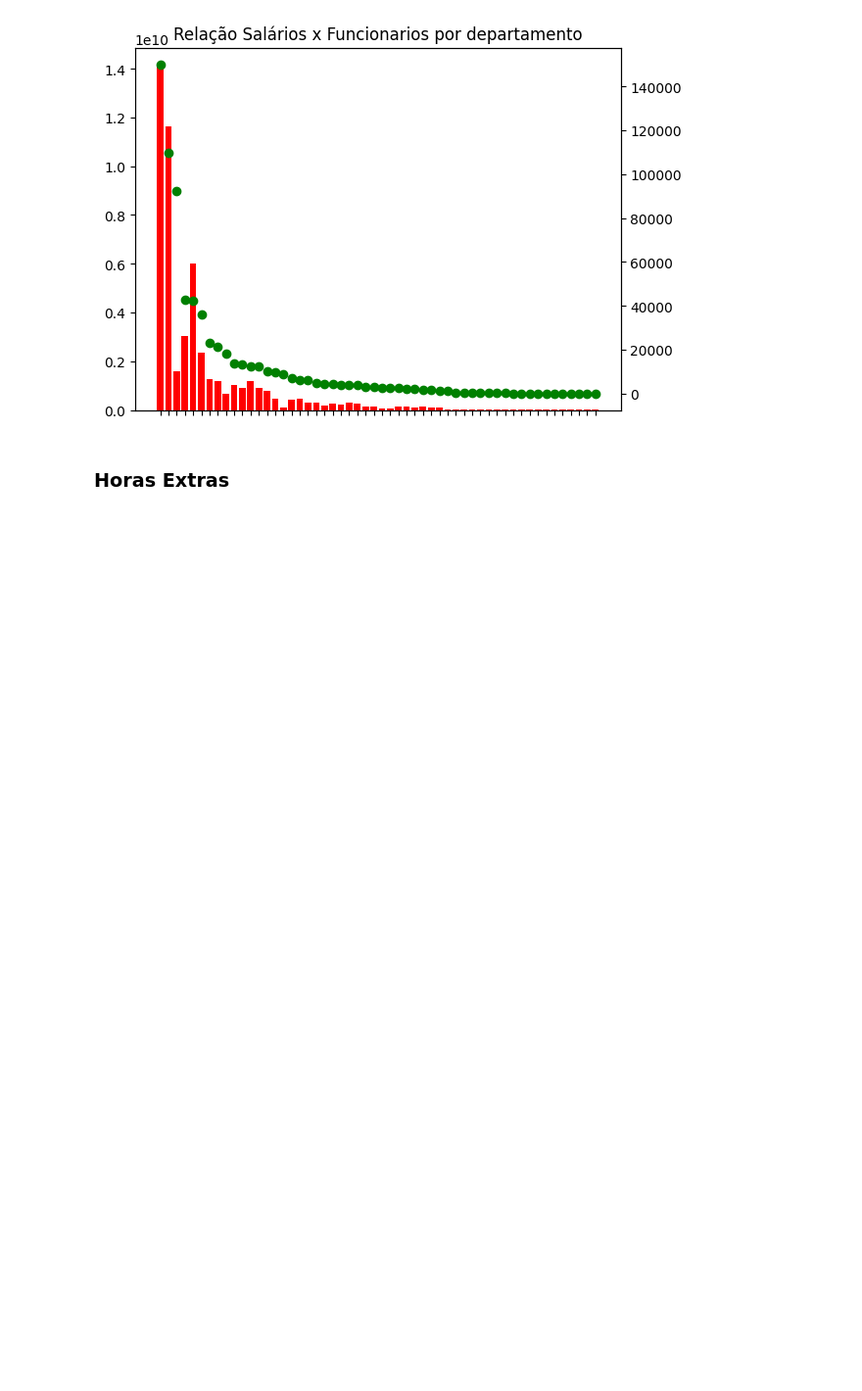
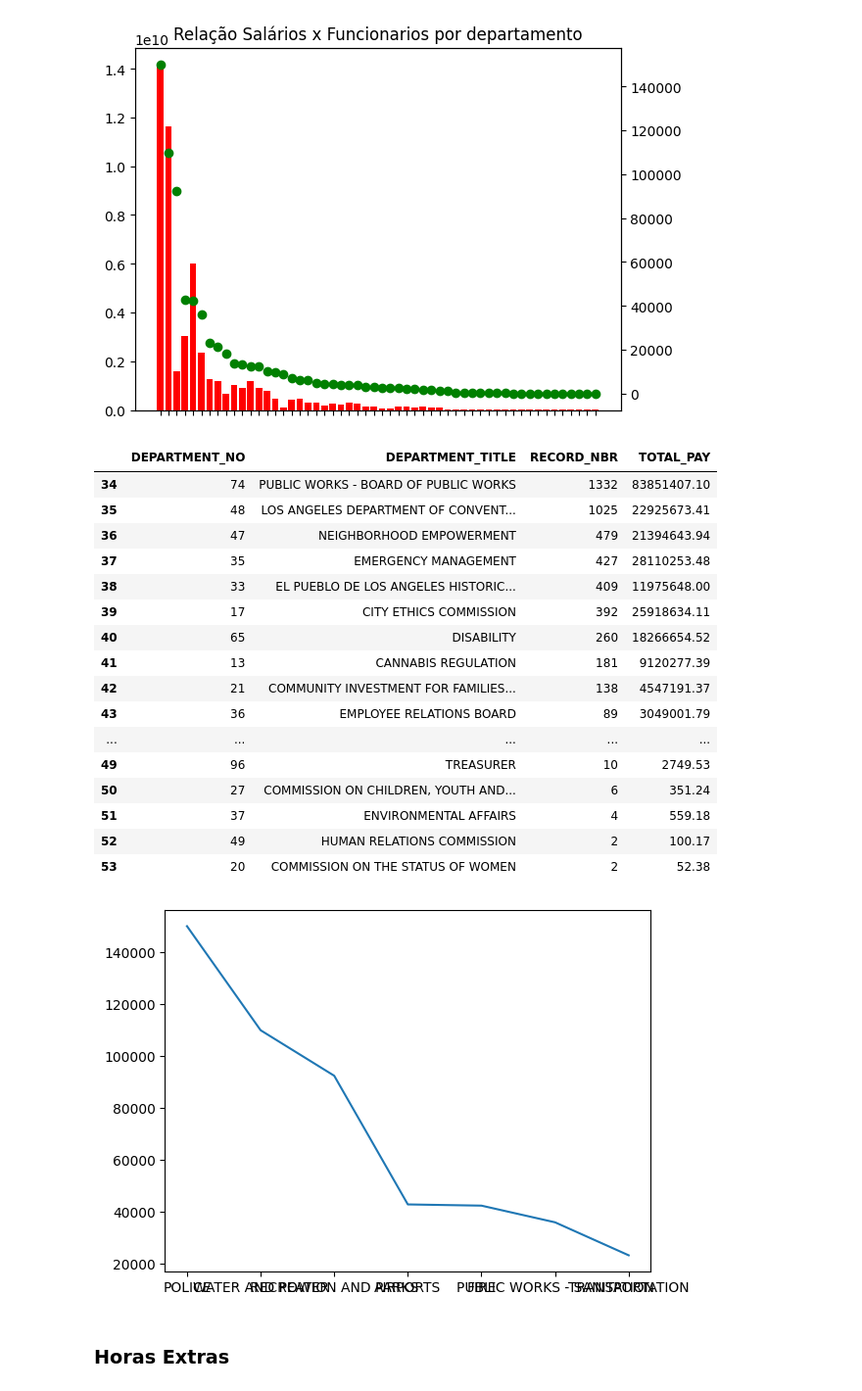
Before and after one commit to HugoCSouza/HUGO_SOUZA_DDF_TECH_072024, a Jupyter notebook: src/notebooks/eda.ipynb, the cells around one changed output. Shown at 98% size. Saved outputs shown, nothing was run; the diff lists cells and outputs as text; code cells hidden in the pictures; blank space fills up the shorter version.

```diff
--- a/src/notebooks/eda.ipynb
+++ b/src/notebooks/eda.ipynb
@@ -452,6 +452,7 @@ employees_departments = bd.groupby(["DEPARTMENT_NO","DEPARTMENT_TITLE"])["RECORD
 data1 = employees_departments.sort_values(by="RECORD_NBR",ascending=False)
 # %%
 func_employee = data1.merge(data2)
+func_employee["TOTAL_PAY"] = func_employee["TOTAL_PAY"].astype(float)
 fig = pyploy.subplot()
 fig.bar(func_employee["DEPARTMENT_TITLE"],func_employee["TOTAL_PAY"], color = "r", label = "teste")
 fig2 = fig.twinx()
@@ -462,6 +463,30 @@ pyploy.title("Relação Salários x Funcionarios por departamento")
 pyploy.show()
 # %% [output]
 [figure]
+# %%
+x = pyploy.subplot()
+f1 = func_employee.head(7)
+x.plot(f1["DEPARTMENT_TITLE"],f1["RECORD_NBR"])
+func_employee.tail(20)
+# %% [output]
+|  | DEPARTMENT_NO | DEPARTMENT_TITLE | RECORD_NBR | TOTAL_PAY |
+| 34 | 74 | PUBLIC WORKS - BOARD OF PUBLIC WORKS | 1332 | 83851407.10 |
+| 35 | 48 | LOS ANGELES DEPARTMENT OF CONVENT... | 1025 | 22925673.41 |
+| 36 | 47 | NEIGHBORHOOD EMPOWERMENT | 479 | 21394643.94 |
+| 37 | 35 | EMERGENCY MANAGEMENT | 427 | 28110253.48 |
+| 38 | 33 | EL PUEBLO DE LOS ANGELES HISTORIC... | 409 | 11975648.00 |
+| 39 | 17 | CITY ETHICS COMMISSION | 392 | 25918634.11 |
+| 40 | 65 | DISABILITY | 260 | 18266654.52 |
+| 41 | 13 | CANNABIS REGULATION | 181 | 9120277.39 |
+| 42 | 21 | COMMUNITY INVESTMENT FOR FAMILIES... | 138 | 4547191.37 |
+| 43 | 36 | EMPLOYEE RELATIONS BOARD | 89 | 3049001.79 |
+| ... | ... | ... | ... | ... |
+| 49 | 96 | TREASURER | 10 | 2749.53 |
+| 50 | 27 | COMMISSION ON CHILDREN, YOUTH AND... | 6 | 351.24 |
+| 51 | 37 | ENVIRONMENTAL AFFAIRS | 4 | 559.18 |
+| 52 | 49 | HUMAN RELATIONS COMMISSION | 2 | 100.17 |
+| 53 | 20 | COMMISSION ON THE STATUS OF WOMEN | 2 | 52.38 |
+[figure, added]
 # %% [markdown]
 ### Horas Extras
 # %%
```
Also changed, not shown: parts of 2 cells of this notebook.
